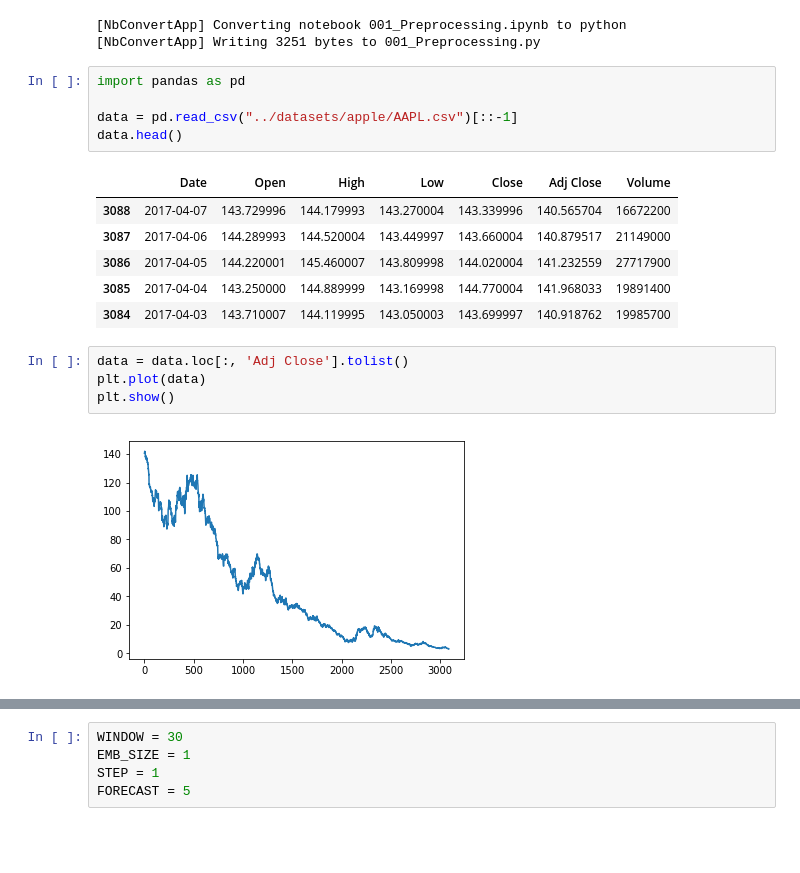
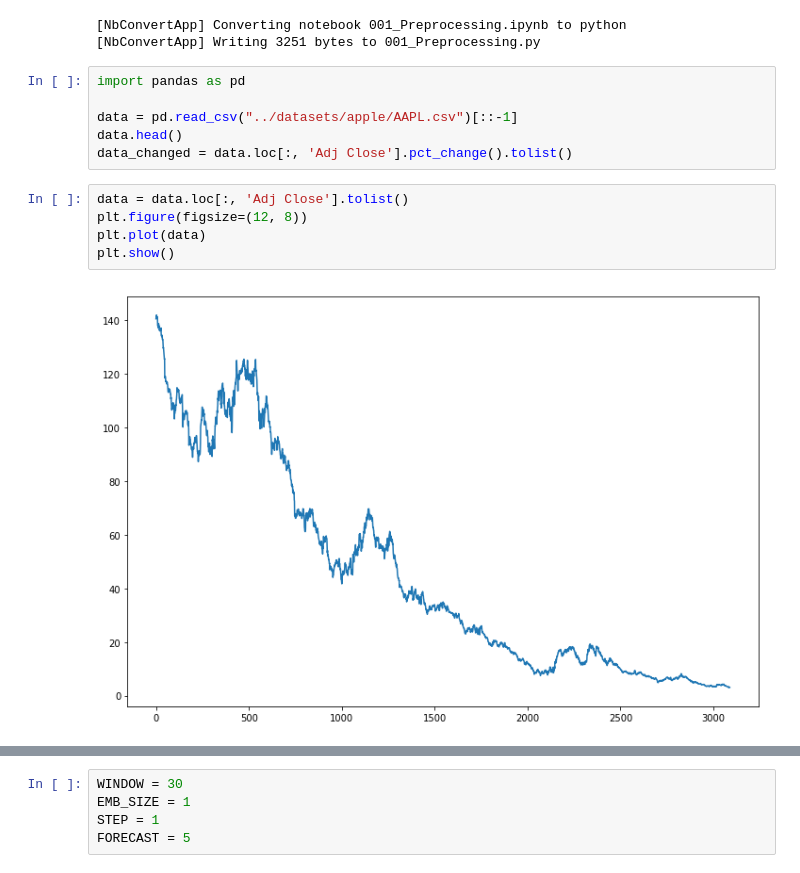
Before and after one commit to gowrishankarin/data_science, a Jupyter notebook: trading/honchar/c01-simple_forecasting/004_SimpleTradingRegression.ipynb, the cells around one changed output, grey strips where cells are left out. Cells and saved outputs as stored; diff of their text form; blank space fills up the shorter version.

```diff
--- a/trading/honchar/c01-simple_forecasting/004_SimpleTradingRegression.ipynb
+++ b/trading/honchar/c01-simple_forecasting/004_SimpleTradingRegression.ipynb
@@ -27,16 +27,11 @@ import pandas as pd
 
 data = pd.read_csv("../datasets/apple/AAPL.csv")[::-1]
 data.head()
+data_changed = data.loc[:, 'Adj Close'].pct_change().tolist()
-# %% [output]
-|  | Date | Open | High | Low | Close | Adj Close | Volume |
-| 3088 | 2017-04-07 | 143.729996 | 144.179993 | 143.270004 | 143.339996 | 140.565704 | 16672200 |
-| 3087 | 2017-04-06 | 144.289993 | 144.520004 | 143.449997 | 143.660004 | 140.879517 | 21149000 |
-| 3086 | 2017-04-05 | 144.220001 | 145.460007 | 143.809998 | 144.020004 | 141.232559 | 27717900 |
-| 3085 | 2017-04-04 | 143.250000 | 144.889999 | 143.169998 | 144.770004 | 141.968033 | 19891400 |
-| 3084 | 2017-04-03 | 143.710007 | 144.119995 | 143.050003 | 143.699997 | 140.918762 | 19985700 |
 # %%
 data = data.loc[:, 'Adj Close'].tolist()
+plt.figure(figsize=(12, 8))
 plt.plot(data)
 plt.show()
 # %% [output]
-[figure, old version]
+[figure, new version]
```
Also changed, not shown: parts of 4 cells of this notebook, 7 other files.
